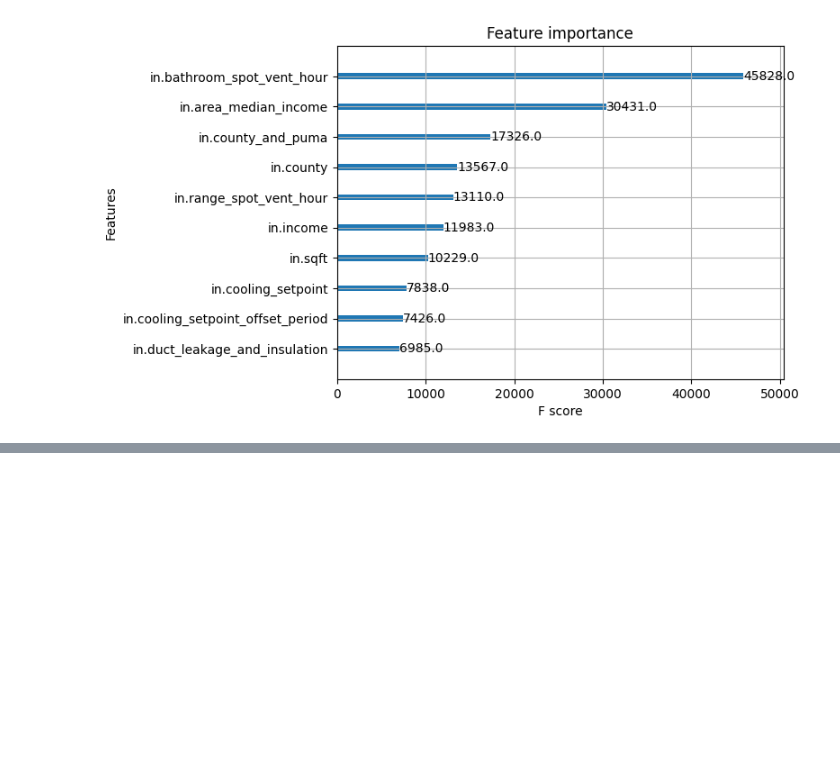
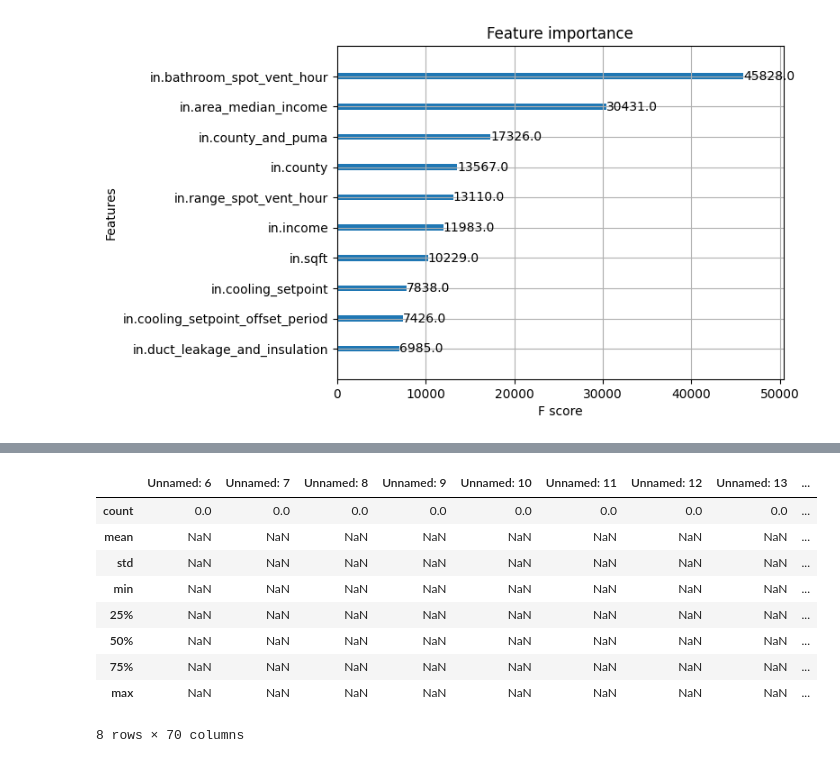
Before and after one commit to CaseyMOwen/MSDSCapstone, a Jupyter notebook: access_data.ipynb, the cells around one changed output, grey strips where cells are left out. Drawn from its saved outputs; the diff is of its cells as text; code cells hidden in the pictures; blank space fills up the shorter version.

```diff
--- a/access_data.ipynb
+++ b/access_data.ipynb
@@ -186,3 +186,16 @@ plot_importance(model, max_num_features=10) # top 10 most important features
 # %%
 booster = model.get_booster()
 booster.save_model('model_baseline_alabama.json')
+# %%
+data_dict_df = pd.read_csv('data_dictionary.csv', sep='\t').iloc[:, :6].set_index('field_name')
+data_dict_df['allowable_enumerations_baseline'] = data_dict_df['allowable_enumerations_baseline'].str.split('|')
+# data_dict_df = data_dict_df.replace({"NaN": np.nan})
+
+# Convert the DataFrame to JSON
+json_data = data_dict_df.to_json(orient='index')
+
+# Optionally, save the JSON data to a file
+with open('data_dictionary.json', 'w') as json_file:
+    json_file.write(json_data)
+
+data_dict_df
@@ -188,0 +217,13 @@ booster.save_model('model_baseline_alabama.json')
+# %%
+data_dict_df.describe()
+# %% [output]
+|  | Unnamed: 6 | Unnamed: 7 | Unnamed: 8 | Unnamed: 9 | Unnamed: 10 | Unnamed: 11 | Unnamed: 12 | Unnamed: 13 | ... |
+| count | 0.0 | 0.0 | 0.0 | 0.0 | 0.0 | 0.0 | 0.0 | 0.0 | ... |
+| mean | NaN | NaN | NaN | NaN | NaN | NaN | NaN | NaN | ... |
+| std | NaN | NaN | NaN | NaN | NaN | NaN | NaN | NaN | ... |
+| min | NaN | NaN | NaN | NaN | NaN | NaN | NaN | NaN | ... |
+| 25% | NaN | NaN | NaN | NaN | NaN | NaN | NaN | NaN | ... |
+| 50% | NaN | NaN | NaN | NaN | NaN | NaN | NaN | NaN | ... |
+| 75% | NaN | NaN | NaN | NaN | NaN | NaN | NaN | NaN | ... |
+| max | NaN | NaN | NaN | NaN | NaN | NaN | NaN | NaN | ... |
+8 rows × 70 columns
```
Also changed, not shown: parts of 1 cell of this notebook, 7 other files.
